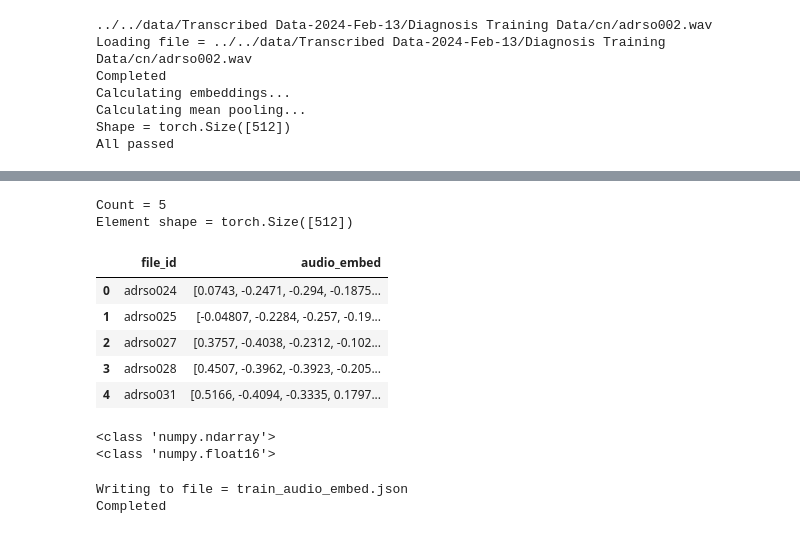
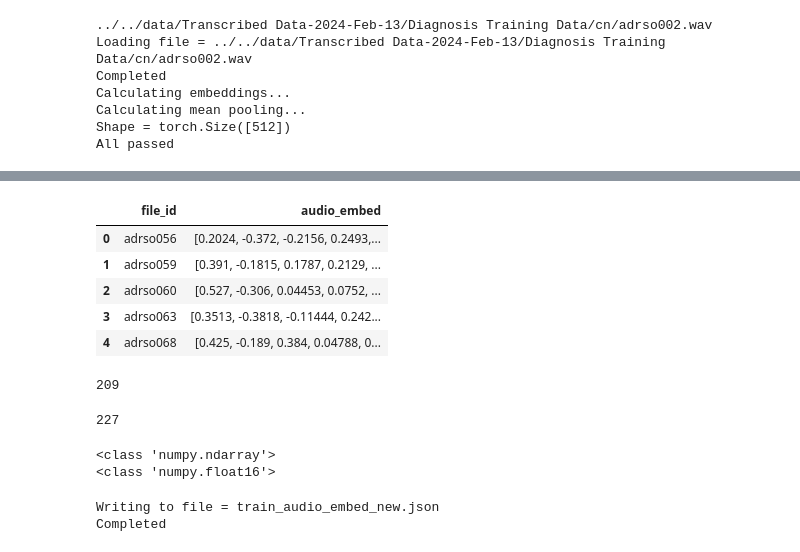
Before and after one commit to M-I-Dx/alzheimers_detection_capstone, a Jupyter notebook: playground/audio2vec/01_audio_embeddings.ipynb, the cells around one changed output, grey strips where cells are left out. Drawn from its saved outputs; the diff is of its cells as text; code cells hidden in the pictures.

```diff
--- a/playground/audio2vec/01_audio_embeddings.ipynb
+++ b/playground/audio2vec/01_audio_embeddings.ipynb
@@ -140,3 +140,12 @@ Calculating embeddings...
 Calculating mean pooling...
 Shape = torch.Size([512])
 All passed
+# %%
+# load previous embed, will skip already processed items
+path_out = "../../data/audio_embed/"
+fname_existing = "train_audio_embed.json"
+
+existing_df = pd.read_json(path_out + fname_existing,
+                          orient="records")
+
+existing_df.head()
@@ -142,0 +159,6 @@ All passed
+# %%
+# check existing file
+fid = "adrso024"
+print(sum(existing_df["file_id"].str.contains(fid)))
+print(fid in list(existing_df["file_id"]))
+print(existing_df.query("file_id==@fid")["audio_embed"][0][:10]) # check existing value
@@ -146,11 +172,16 @@ embed_data = dict()
 n = len(file_paths_dict.items())
 print("N =", n)
 
-max_n = 5 # set to n for full set
+max_n = n # set to n for full set
 
 fnames = list(file_paths_dict.keys())
 for i, fname in enumerate(fnames[:max_n]):
     print(f"Processing {i+1}/{max_n} = {(i+1)*100/max_n:.0f} %, file name = {fname}")
+    if fname in list(existing_df["file_id"]):
+        print("File existed. Skipping...")
+        # embed_data[fname] = existing_df.query("file_id==@fid")["audio_embed"][0] # copy over from existing dataframe
+        continue
+
     v = audio2vec(file_paths_dict[fname])
     embed_data[fname] = v
     print("---------------")
@@ -177,23 +225,37 @@ All Completed
 # %%
-print("Count =", len(embed_data))
-print("Element shape =", embed_data[fnames[0]].shape)
+# print("Count =", len(embed_data))
+# print("Element shape =", embed_data[fnames[0]].shape)
-# %% [output]
-Count = 5
-Element shape = torch.Size([512])
+# %%
+f_get_embed = lambda fid: (np.asarray(embed_data[fid].cpu().numpy())
+                           # if fid in embed_data.keys()
+                           # else existing_df.query("file_id==@fid")["audio_embed"][0]
+                          )
 # %%
 # convert to dataframe
 
 df_out = pd.DataFrame({"file_id": list(embed_data.keys())})
-df_out["audio_embed"] = df_out["file_id"].apply(lambda fid: np.asarray(embed_data[fid].cpu().numpy()))
+# df_out["audio_embed"] = df_out["file_id"].apply(lambda fid: np.asarray(embed_data.[fid].cpu().numpy()))
 # df_out["audio_embed"] = df_out["file_id"].apply(lambda fid: list(torch.asarray(embed_data[fid])))
+df_out["audio_embed"] = df_out["file_id"].apply(f_get_embed)
+
 df_out.head()
 # %% [output]
 |  | file_id | audio_embed |
-| 0 | adrso024 | [0.0743, -0.2471, -0.294, -0.1875... |
-| 1 | adrso025 | [-0.04807, -0.2284, -0.257, -0.19... |
-| 2 | adrso027 | [0.3757, -0.4038, -0.2312, -0.102... |
-| 3 | adrso028 | [0.4507, -0.3962, -0.3923, -0.205... |
-| 4 | adrso031 | [0.5166, -0.4094, -0.3335, 0.1797... |
+| 0 | adrso056 | [0.2024, -0.372, -0.2156, 0.2493,... |
+| 1 | adrso059 | [0.391, -0.1815, 0.1787, 0.2129, ... |
+| 2 | adrso060 | [0.527, -0.306, 0.04453, 0.0752, ... |
+| 3 | adrso063 | [0.3513, -0.3818, -0.11444, 0.242... |
+| 4 | adrso068 | [0.425, -0.189, 0.384, 0.04788, 0... |
+# %%
+print(len(df_out))
+# %% [output]
+209
+# %%
+# copy existing data over
+df_out = pd.concat([df_out, existing_df], ignore_index=True)
+print(len(df_out))
+# %% [output]
+227
 # %%
 # check type
 print(type(df_out.iloc[0]["audio_embed"]))
@@ -204,7 +266,7 @@ print(type(df_out.iloc[0]["audio_embed"][0]))
 # %%
 # write to json file
 path_out = "../../data/audio_embed/"
-fname_out = "train_audio_embed.json"
+fname_out = "train_audio_embed_new.json"
 
 print("Writing to file =", fname_out)
 df_out.to_json(path_out + fname_out,
@@ -212,5 +274,5 @@ df_out.to_json(path_out + fname_out,
               )
 print("Completed")
 # %% [output]
-Writing to file = train_audio_embed.json
+Writing to file = train_audio_embed_new.json
 Completed
```
Also changed, not shown: parts of 4 cells of this notebook.
